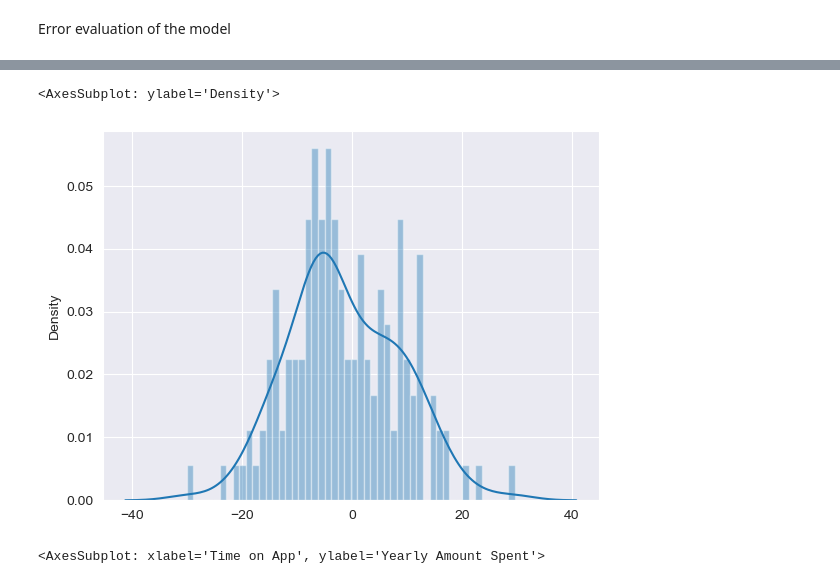
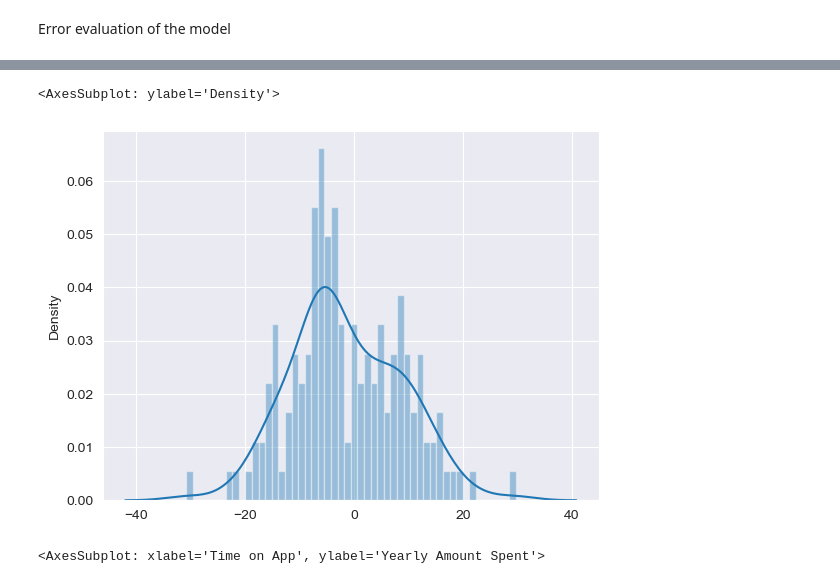
Before and after one commit to cwg7/ecommerce_linear_regression, a Jupyter notebook: ecommerce_linear_regression.ipynb, the cells around one changed output, grey strips where cells are left out. Drawn from its saved outputs; the diff is of its cells as text; code cells hidden in the pictures.

```diff
--- a/ecommerce_linear_regression.ipynb
+++ b/ecommerce_linear_regression.ipynb
@@ -221,3 +219,11 @@ This is insightful. Now let's build another model which focuses on 'Time on Webs
 # %%
-x_2 = data[['Length of Membership', 'Time on App', 'Avg. Session Length']]
-x_2_train, x_2_test, y_2_train, y_2_test = train_test_split(x_2, y, test_size = 0.3, random_state = 42)
+x_test = sm.add_constant(x_test)
+y_preds = results.predict(x_test)
+
+plt.figure(dpi = 75)
+plt.scatter(y_test, y_preds)
+plt.plot(y_test,y_test, color='red')
+plt.xlabel('Actual Scores')
+plt.ylabel('Estimated Scores')
+plt.title('Model: Actual vs Estimated Scores')
+plt.show()
@@ -284,8 +255,8 @@ Root Mean Squared Error :   10.196792878855717
 # %%
-sns.distplot(y_2_test - y_2_preds, bins=50)
+sns.distplot(y_test - y_preds, bins=50)
 # %% [output]
 <AxesSubplot: ylabel='Density'>
-[figure, old version]
+[figure, new version]
 # %%
 sns.regplot(data=data, x= 'Time on App', y= 'Yearly Amount Spent')
 # %% [output]
```
Also changed, not shown: parts of 25 cells of this notebook.
